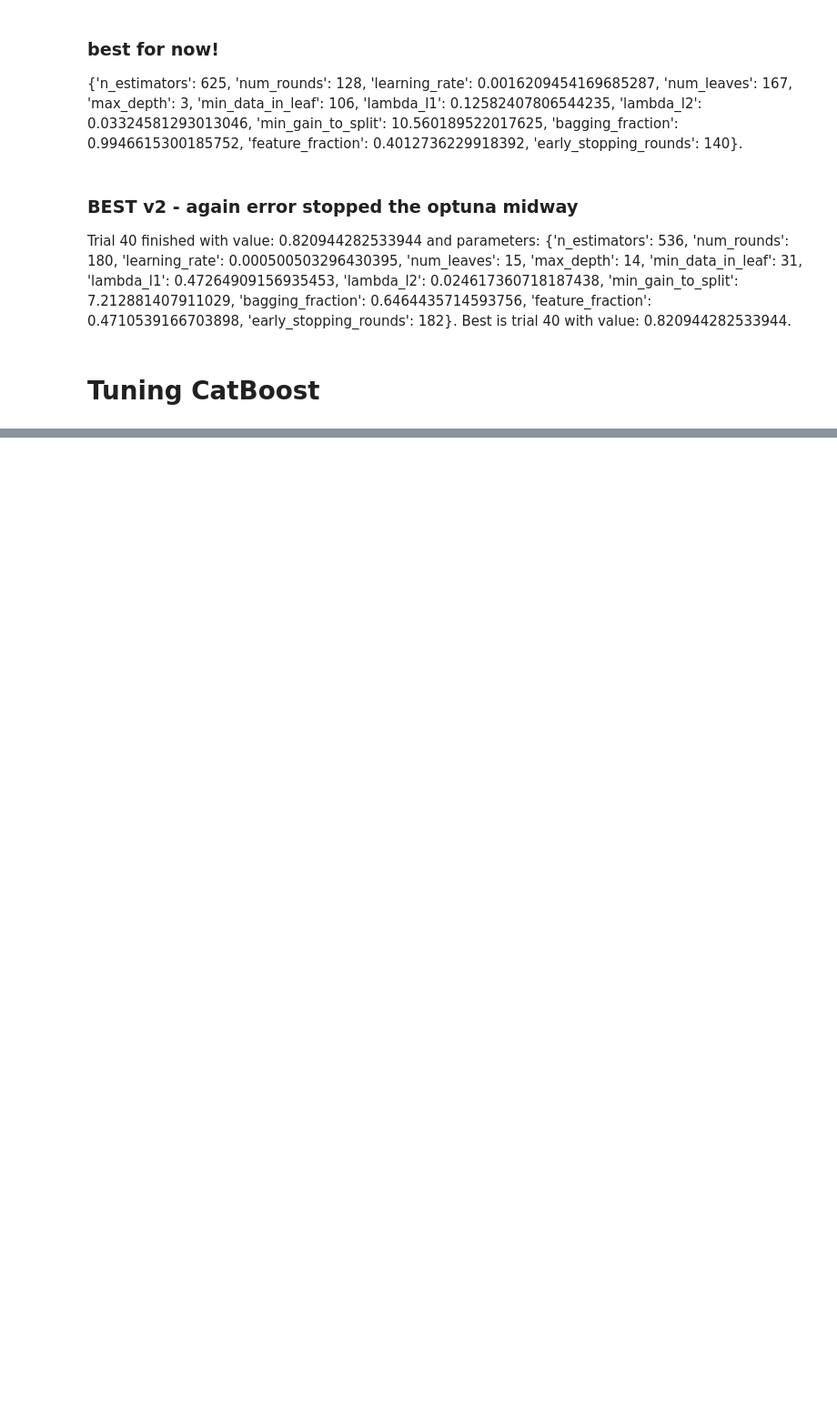
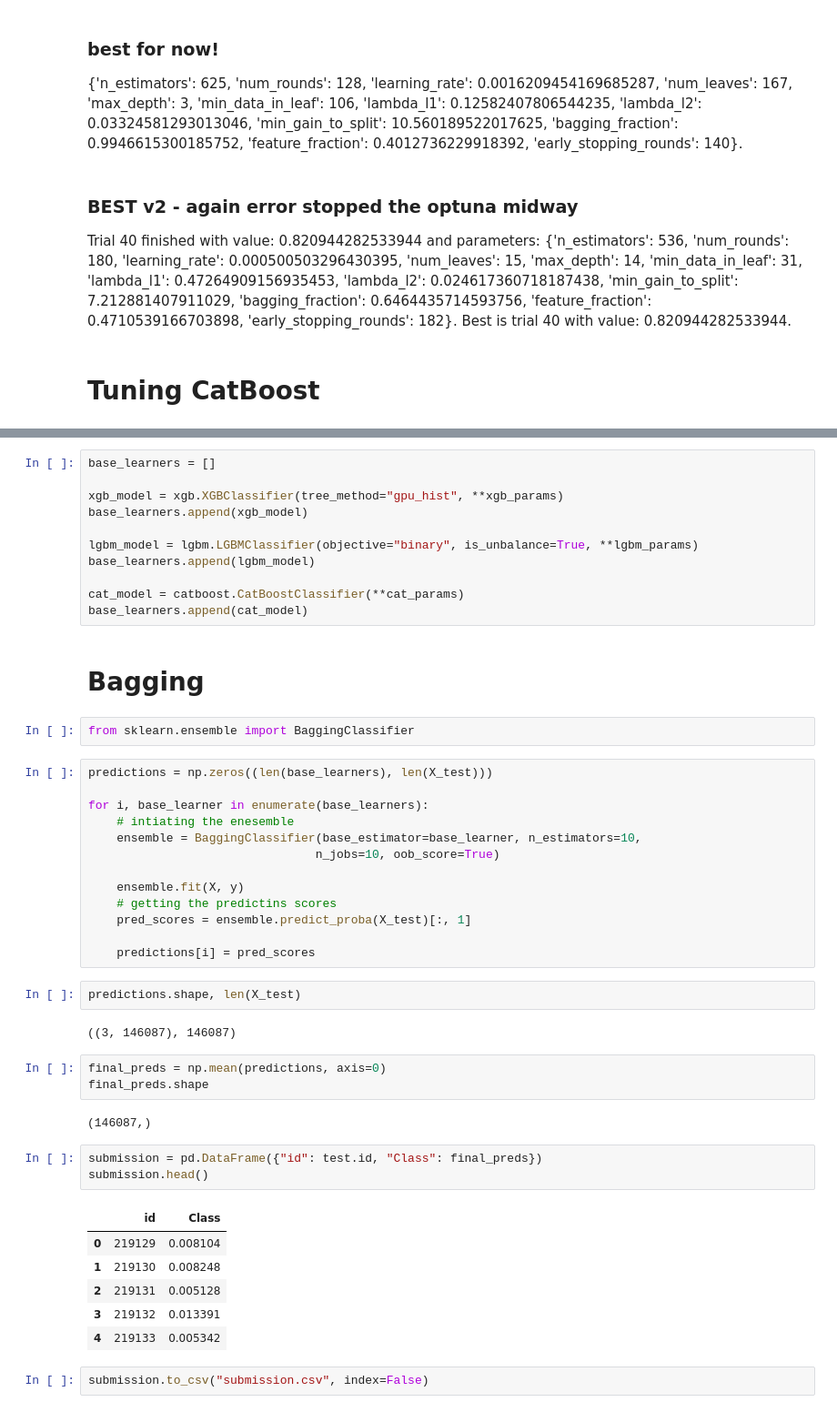
Before and after one commit to KhawajaAbaid/kaggle-playground, a Jupyter notebook: ps3e4-final.ipynb, the cells around one changed output, grey strips where cells are left out. Shown at 91% size. Cells and saved outputs as stored; diff of their text form; blank space fills up the shorter version.

Commit message:
bagging

```diff
--- a/ps3e4-final.ipynb
+++ b/ps3e4-final.ipynb
@@ -371,0 +383,49 @@ study_cat.optimize(func, n_trials=100, show_progress_bar=True)
+# %%
+base_learners = []
+
+xgb_model = xgb.XGBClassifier(tree_method="gpu_hist", **xgb_params)
+base_learners.append(xgb_model)
+
+lgbm_model = lgbm.LGBMClassifier(objective="binary", is_unbalance=True, **lgbm_params)
+base_learners.append(lgbm_model)
+
+cat_model = catboost.CatBoostClassifier(**cat_params)
+base_learners.append(cat_model)
+# %% [markdown]
+# Bagging
+# %%
+from sklearn.ensemble import BaggingClassifier
+# %%
+predictions = np.zeros((len(base_learners), len(X_test)))
+
+for i, base_learner in enumerate(base_learners):
+    # intiating the enesemble
+    ensemble = BaggingClassifier(base_estimator=base_learner, n_estimators=10,
+                                n_jobs=10, oob_score=True)
+
+    ensemble.fit(X, y)
+    # getting the predictins scores
+    pred_scores = ensemble.predict_proba(X_test)[:, 1]
+
+    predictions[i] = pred_scores
+# %%
+predictions.shape, len(X_test)
+# %% [output]
+((3, 146087), 146087)
+# %%
+final_preds = np.mean(predictions, axis=0)
+final_preds.shape
+# %% [output]
+(146087,)
+# %%
+submission = pd.DataFrame({"id": test.id, "Class": final_preds})
+submission.head()
+# %% [output]
+|  | id | Class |
+| 0 | 219129 | 0.008104 |
+| 1 | 219130 | 0.008248 |
+| 2 | 219131 | 0.005128 |
+| 3 | 219132 | 0.013391 |
+| 4 | 219133 | 0.005342 |
+# %%
+submission.to_csv("submission.csv", index=False)
```
Also changed, not shown: parts of 16 cells of this notebook.
